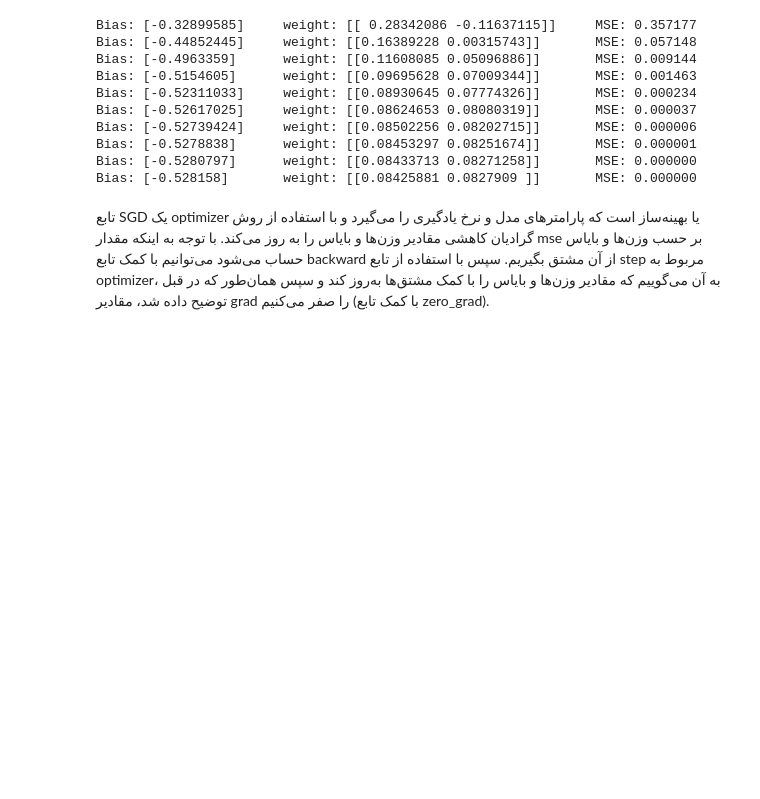
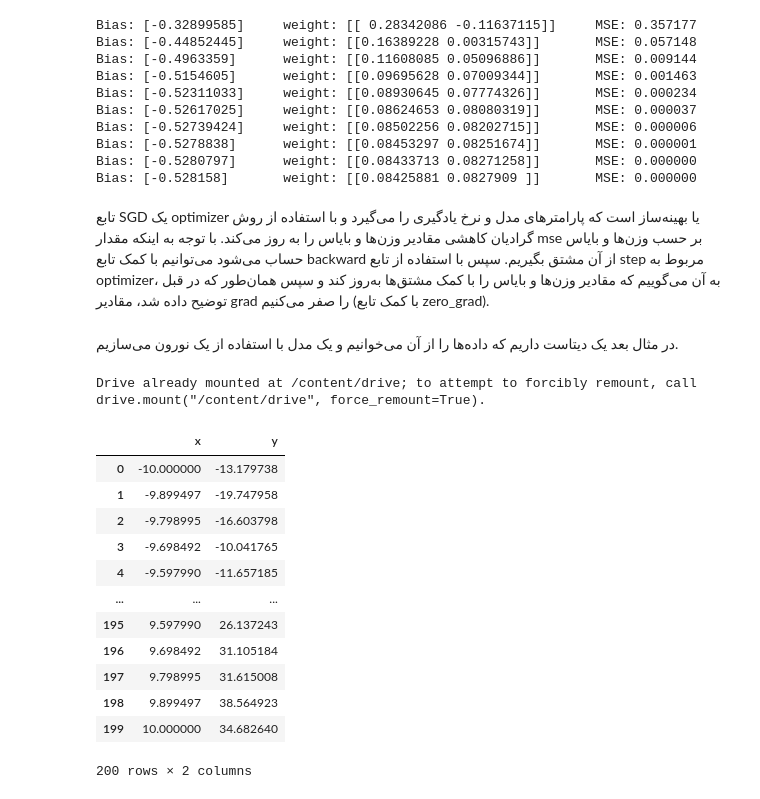
Before and after one commit to aghababaei-alireza/AI_Darsman, a Jupyter notebook: Semester 6 - Deep Learning/Learn/Part2-PyTorchLibrary.ipynb, the cells around one changed output. Drawn from its saved outputs; the diff is of its cells as text; code cells hidden in the pictures; blank space fills up the shorter version.

```diff
--- a/Semester 6 - Deep Learning/Learn/Part2-PyTorchLibrary.ipynb
+++ b/Semester 6 - Deep Learning/Learn/Part2-PyTorchLibrary.ipynb
@@ -1499,3 +1499,36 @@ Bias: [-0.528158]       weight: [[0.08425881 0.0827909 ]]       MSE: 0.000000
 <p style="font-family:B Nazanin" dir="rtl">
     تابع SGD یک optimizer یا بهینه‌ساز است که پارامترهای مدل و نرخ یادگیری را می‌گیرد و با استفاده از روش گرادیان کاهشی مقادیر وزن‌ها و بایاس را به روز می‌کند. با توجه به اینکه مقدار mse بر حسب وزن‌ها و بایاس حساب می‌شود می‌توانیم با کمک تابع backward از آن مشتق بگیریم. سپس با استفاده از تابع step مربوط به optimizer، به آن می‌گوییم که مقادیر وزن‌ها و بایاس را با کمک مشتق‌ها به‌روز کند و سپس همان‌طور که در قبل توضیح داده شد، مقادیر grad را صفر می‌کنیم (با کمک تابع zero_grad).
 </p>
+# %% [markdown]
+<p style="font-family:B Nazanin" dir="rtl">
+    در مثال بعد یک دیتاست داریم که داده‌ها را از آن می‌خوانیم و یک مدل با استفاده از یک نورون می‌سازیم.
+</p>
+# %%
+from google.colab import drive
+drive.mount('/content/drive')
+
+import pandas as pd
+import numpy as np
+import matplotlib.pyplot as plt
+import torch
+import torch.nn as nn
+from sklearn.model_selection import train_test_split
+# %% [output]
+Drive already mounted at /content/drive; to attempt to forcibly remount, call drive.mount("/content/drive", force_remount=True).
+# %%
+df = pd.read_csv('/content/drive/MyDrive/Darsman AI Course/Deep Learning/neuroun_test_dataset2.csv')
+df
+# %% [output]
+|  | x | y |
+| 0 | -10.000000 | -13.179738 |
+| 1 | -9.899497 | -19.747958 |
+| 2 | -9.798995 | -16.603798 |
+| 3 | -9.698492 | -10.041765 |
+| 4 | -9.597990 | -11.657185 |
+| ... | ... | ... |
+| 195 | 9.597990 | 26.137243 |
+| 196 | 9.698492 | 31.105184 |
+| 197 | 9.798995 | 31.615008 |
+| 198 | 9.899497 | 38.564923 |
+| 199 | 10.000000 | 34.682640 |
+200 rows × 2 columns
```
Also changed, not shown: parts of 9 cells of this notebook.
